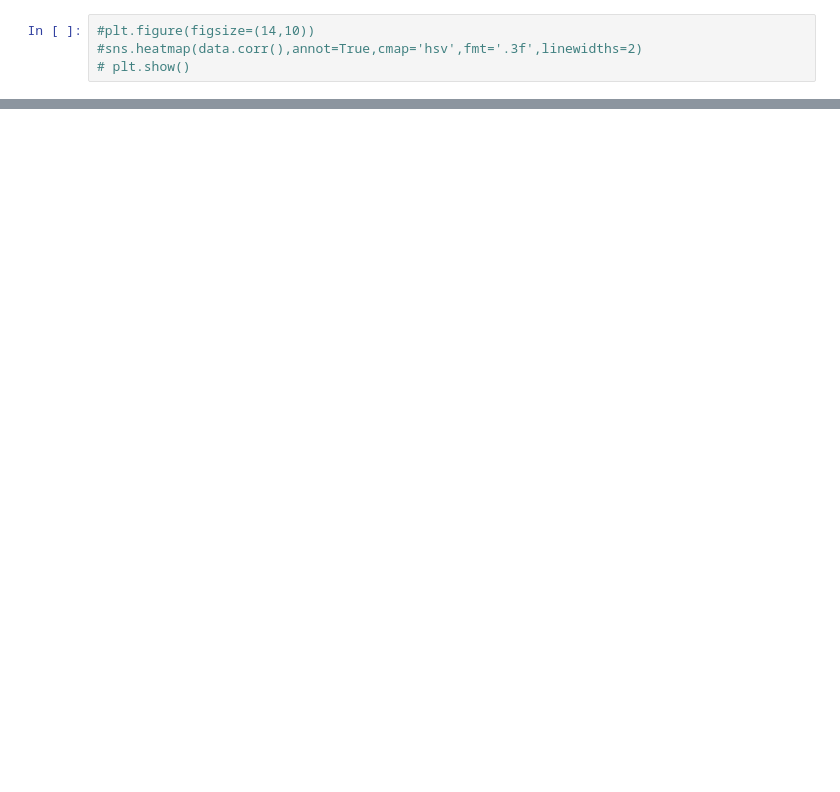
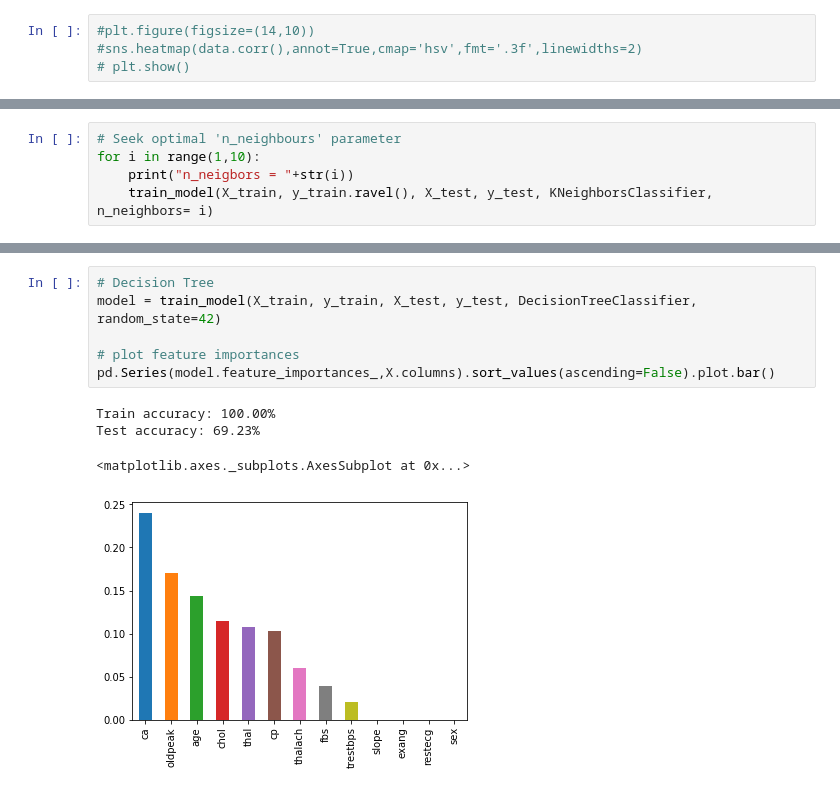
Before and after one commit to Vims29/Heart_Disease_Prediction, a Jupyter notebook: heart.ipynb, the cells around one changed output, grey strips where cells are left out. Saved outputs shown, nothing was run; the diff lists cells and outputs as text; blank space fills up the shorter version.

```diff
--- a/heart.ipynb
+++ b/heart.ipynb
@@ -72,0 +172,5 @@ def CrossVal(dataX,dataY,mode,cv=10):
+# %%
+# Seek optimal 'n_neighbours' parameter
+for i in range(1,10):
+    print("n_neigbors = "+str(i))
+    train_model(X_train, y_train.ravel(), X_test, y_test, KNeighborsClassifier, n_neighbors= i)
@@ -72,0 +195,11 @@ def CrossVal(dataX,dataY,mode,cv=10):
+# %%
+# Decision Tree
+model = train_model(X_train, y_train, X_test, y_test, DecisionTreeClassifier, random_state=42)
+
+# plot feature importances
+pd.Series(model.feature_importances_,X.columns).sort_values(ascending=False).plot.bar()
+# %% [output]
+Train accuracy: 100.00%
+Test accuracy: 69.23%
+<matplotlib.axes._subplots.AxesSubplot at 0x...>
+[figure, added]
```
Also changed, not shown: parts of 52 cells of this notebook.
